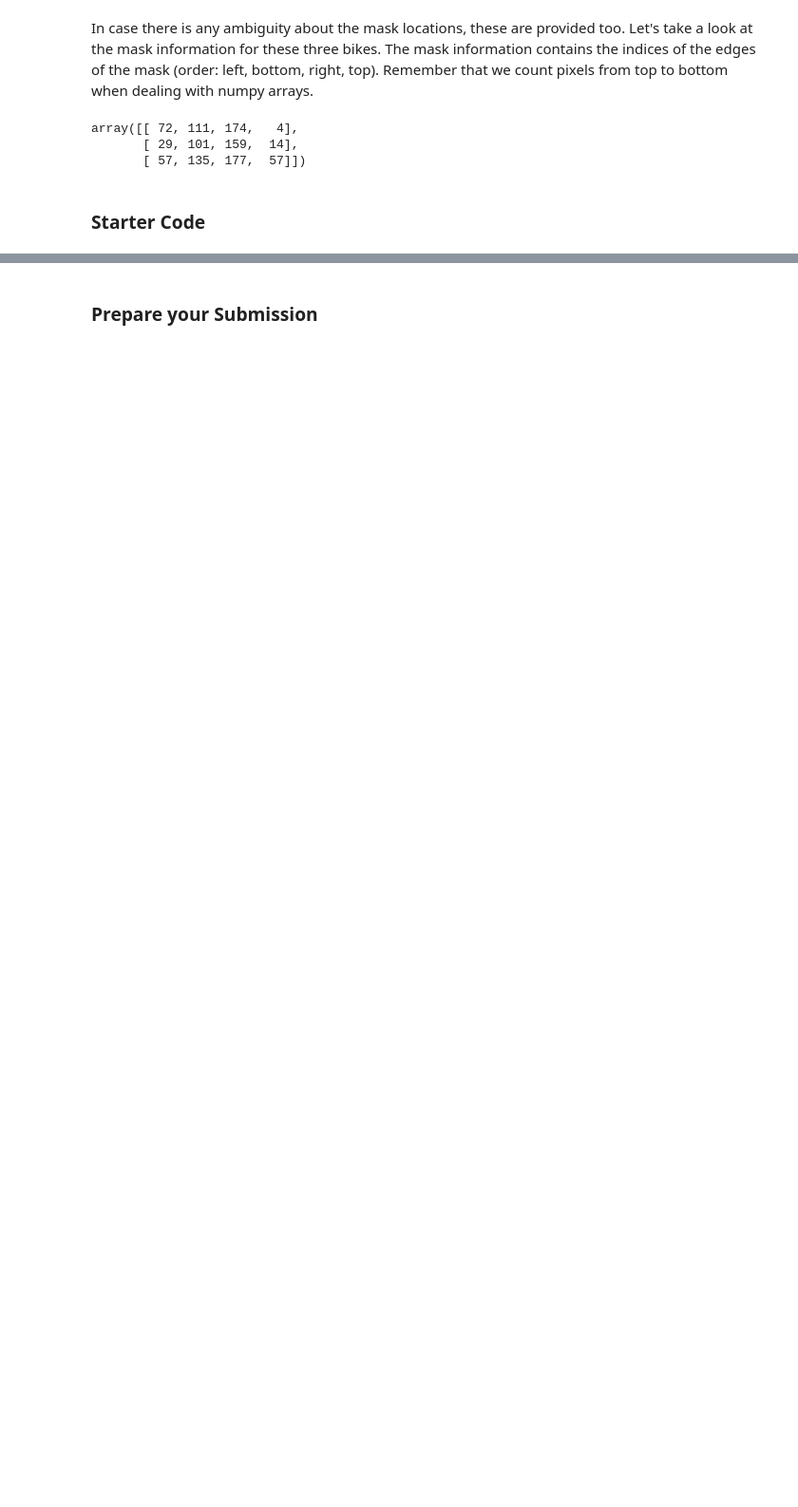
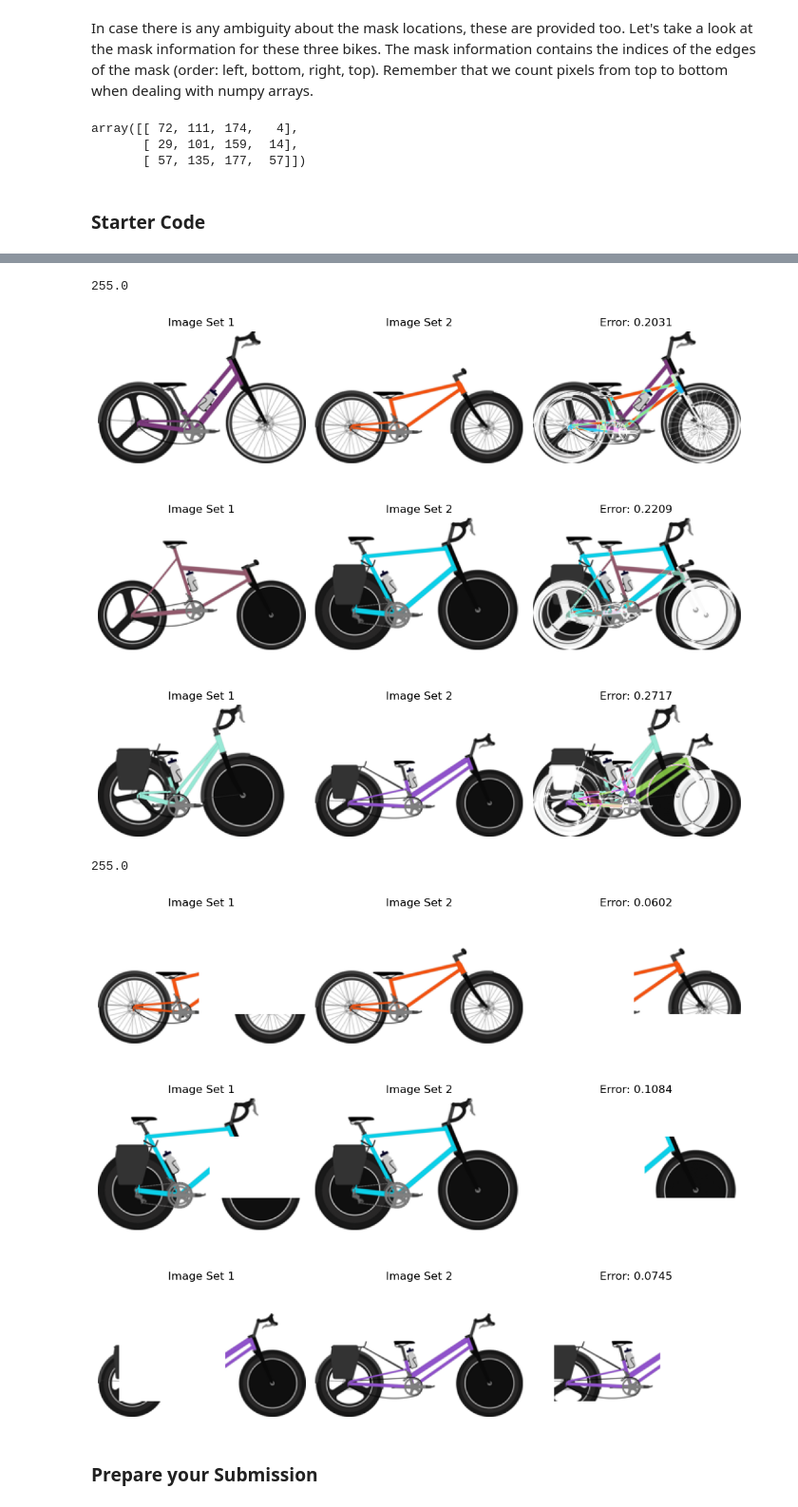
Before and after one commit to Lyleregenwetter/CP3-Internal, a Jupyter notebook: starter_notebook.ipynb, the cells around one changed output, grey strips where cells are left out. Shown at 95% size. Drawn from its saved outputs; the diff is of its cells as text; code cells hidden in the pictures; blank space fills up the shorter version.

Commit message:
add residuals and scoring to utils

```diff
--- a/starter_notebook.ipynb
+++ b/starter_notebook.ipynb
@@ -81,3 +87,13 @@ array([[ 72, 111, 174,   4],
+# %%
+
+utils.display_images_residual(images[3:6], images[:3])
+
+utils.display_images_residual(masked_images[:3], images[:3])
+# %% [output]
+255.0
+[figure, added]
+255.0
+[figure, added]
 # %% [markdown]
 ### Prepare your Submission
 # %%
```
Also changed, not shown: parts of 2 cells of this notebook, 1 other file.
